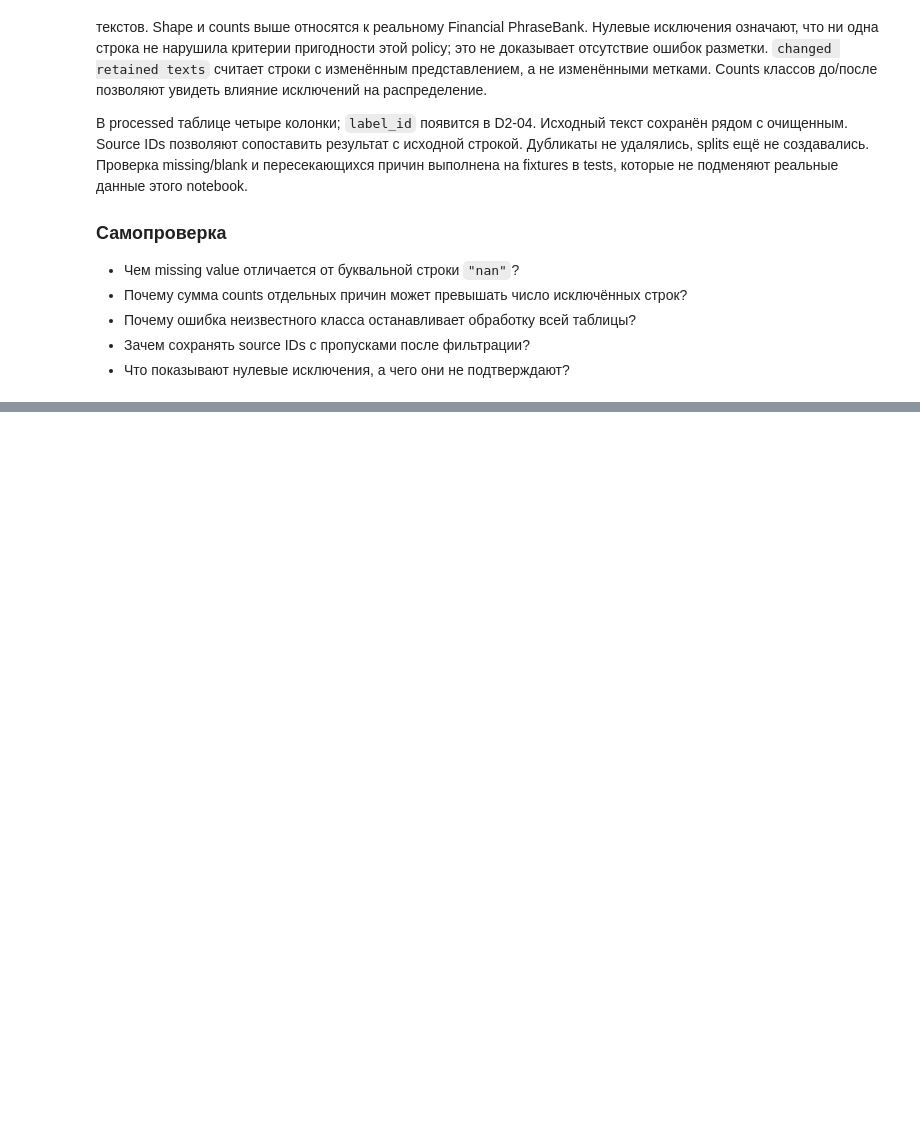
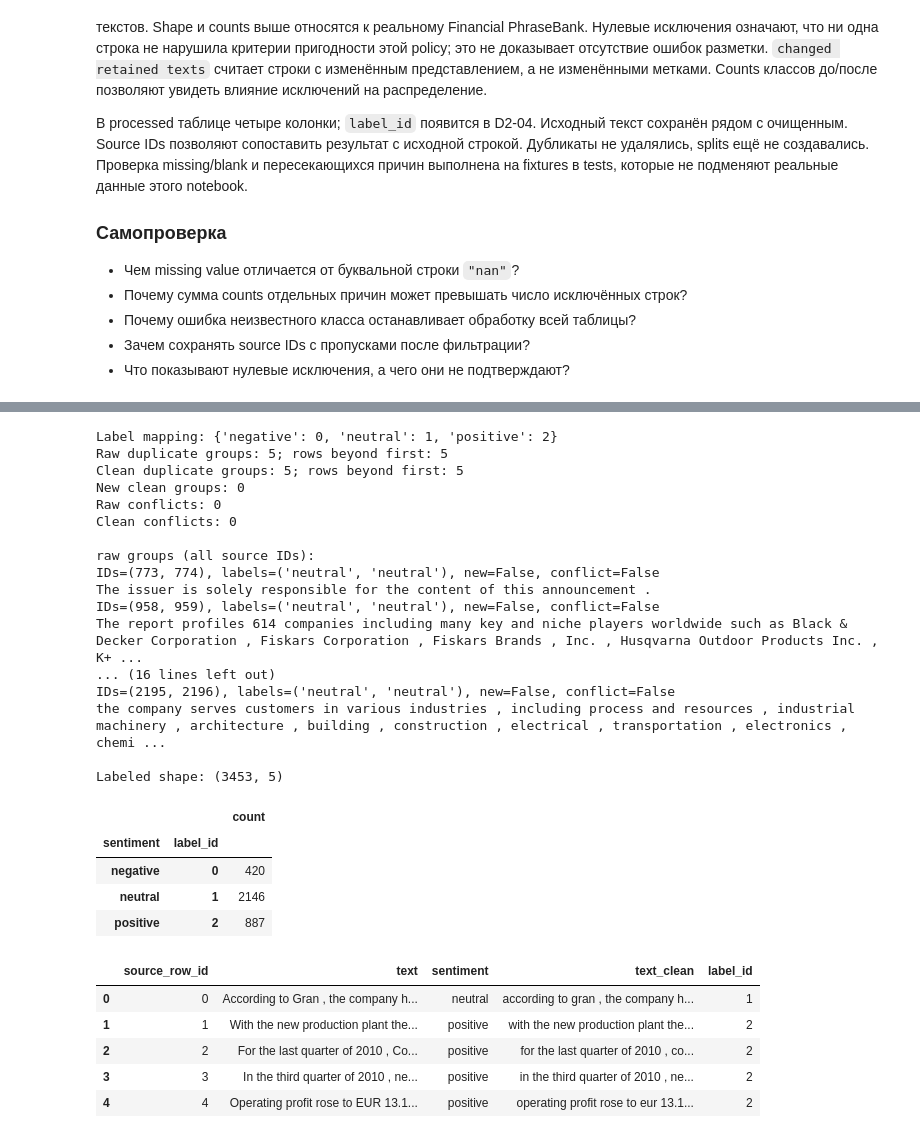
Before and after one commit to HomeboyMakkri/Text-classification, a Jupyter notebook: notebooks/day02_preprocessing.ipynb, the cells around one changed output, grey strips where cells are left out. Cells and saved outputs as stored; diff of their text form; code cells hidden in the pictures; blank space fills up the shorter version.

```diff
--- a/notebooks/day02_preprocessing.ipynb
+++ b/notebooks/day02_preprocessing.ipynb
@@ -325,0 +342,57 @@ Counts классов до/после позволяют увидеть влия
+# %%
+from finnews_sentiment.features.labels_duplicates import (
+    LABEL_MAPPING, analyze_duplicates, prepare_labeled_news,
+)
+
+duplicate_report = analyze_duplicates(processed_news)
+print(f"Label mapping: {LABEL_MAPPING}")
+print(f"Raw duplicate groups: {len(duplicate_report.raw_groups)}; rows beyond first: {duplicate_report.raw_duplicate_rows}")
+print(f"Clean duplicate groups: {len(duplicate_report.clean_groups)}; rows beyond first: {duplicate_report.clean_duplicate_rows}")
+print(f"New clean groups: {sum(group.new_after_cleaning for group in duplicate_report.clean_groups)}")
+print(f"Raw conflicts: {sum(group.conflicting for group in duplicate_report.raw_groups)}")
+print(f"Clean conflicts: {sum(group.conflicting for group in duplicate_report.clean_groups)}")
+for representation, groups in (("raw", duplicate_report.raw_groups), ("clean", duplicate_report.clean_groups)):
+    print(f"\n{representation} groups (all source IDs):")
+    for group in groups:
+        print(f"IDs={group.source_row_ids}, labels={group.sentiments}, new={group.new_after_cleaning}, conflict={group.conflicting}")
+        print(group.text)
+
+labeled_news, checked_duplicate_report = prepare_labeled_news(processed_news)
+assert checked_duplicate_report == duplicate_report
+assert len(labeled_news) == len(processed_news)
+assert labeled_news["source_row_id"].tolist() == processed_news["source_row_id"].tolist()
+pd.testing.assert_frame_equal(labeled_news.drop(columns="label_id"), processed_news)
+pd.testing.assert_frame_equal(raw_news, raw_snapshot)
+assert hashlib.sha256(CANONICAL_PATH.read_bytes()).hexdigest() == canonical_sha256_before
+print(f"\nLabeled shape: {labeled_news.shape}")
+display(labeled_news.groupby(["sentiment", "label_id"]).size().rename("count").to_frame())
+display(labeled_news.head())
+# %% [output]
+Label mapping: {'negative': 0, 'neutral': 1, 'positive': 2}
+Raw duplicate groups: 5; rows beyond first: 5
+Clean duplicate groups: 5; rows beyond first: 5
+New clean groups: 0
+Raw conflicts: 0
+Clean conflicts: 0
+
+raw groups (all source IDs):
+IDs=(773, 774), labels=('neutral', 'neutral'), new=False, conflict=False
+The issuer is solely responsible for the content of this announcement .
+IDs=(958, 959), labels=('neutral', 'neutral'), new=False, conflict=False
+The report profiles 614 companies including many key and niche players worldwide such as Black & Decker Corporation , Fiskars Corporation , Fiskars Brands , Inc. , Husqvarna Outdoor Products Inc. , K+ ...
+... (16 lines left out)
+IDs=(2195, 2196), labels=('neutral', 'neutral'), new=False, conflict=False
+the company serves customers in various industries , including process and resources , industrial machinery , architecture , building , construction , electrical , transportation , electronics , chemi ...
+
+Labeled shape: (3453, 5)
+|  |  | count |
+| sentiment | label_id |  |
+| negative | 0 | 420 |
+| neutral | 1 | 2146 |
+| positive | 2 | 887 |
+|  | source_row_id | text | sentiment | text_clean | label_id |
+| 0 | 0 | According to Gran , the company h... | neutral | according to gran , the company h... | 1 |
+| 1 | 1 | With the new production plant the... | positive | with the new production plant the... | 2 |
+| 2 | 2 | For the last quarter of 2010 , Co... | positive | for the last quarter of 2010 , co... | 2 |
+| 3 | 3 | In the third quarter of 2010 , ne... | positive | in the third quarter of 2010 , ne... | 2 |
+| 4 | 4 | Operating profit rose to EUR 13.1... | positive | operating profit rose to eur 13.1... | 2 |
```
Also changed, not shown: parts of 2 cells of this notebook, 4 other files.
